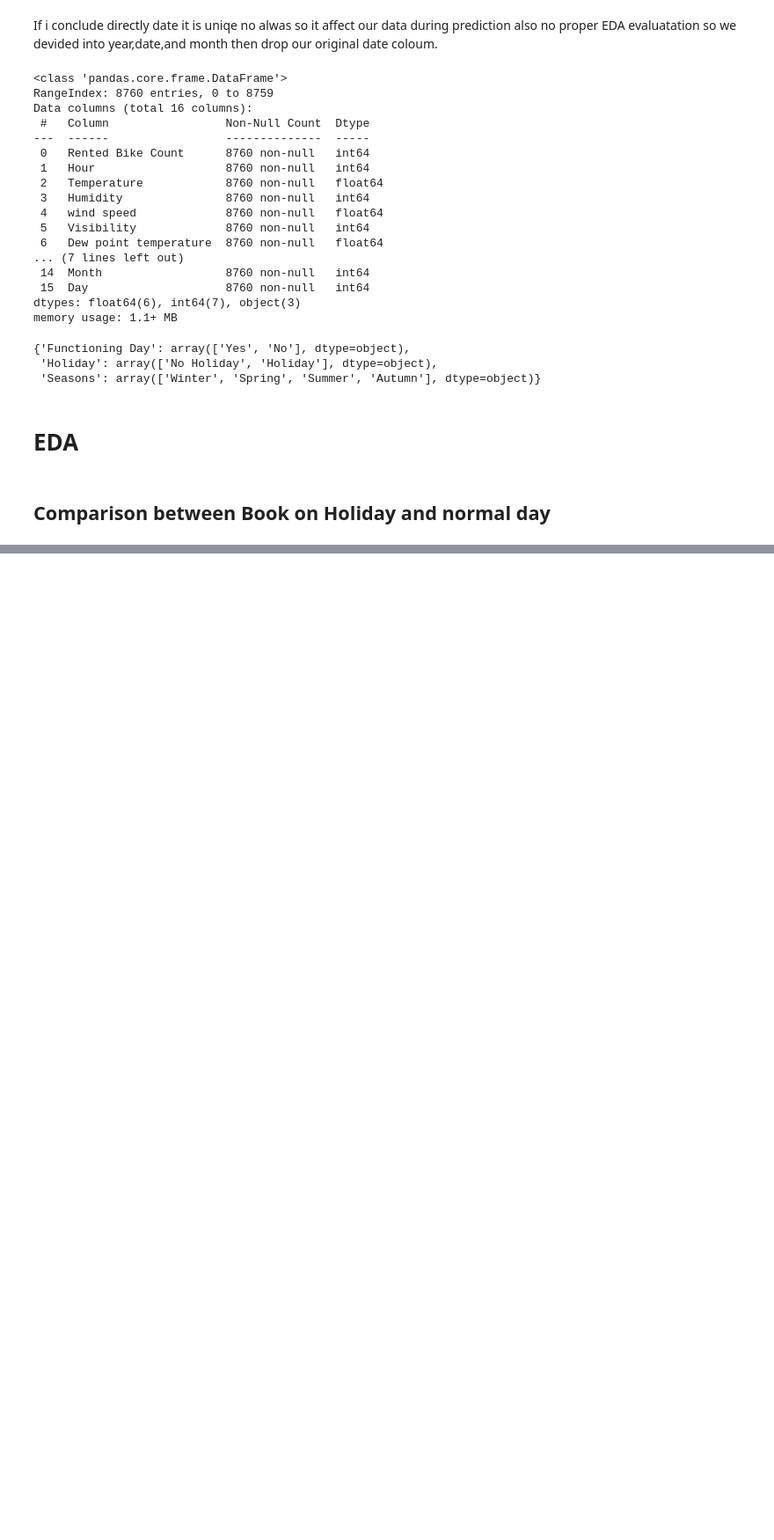
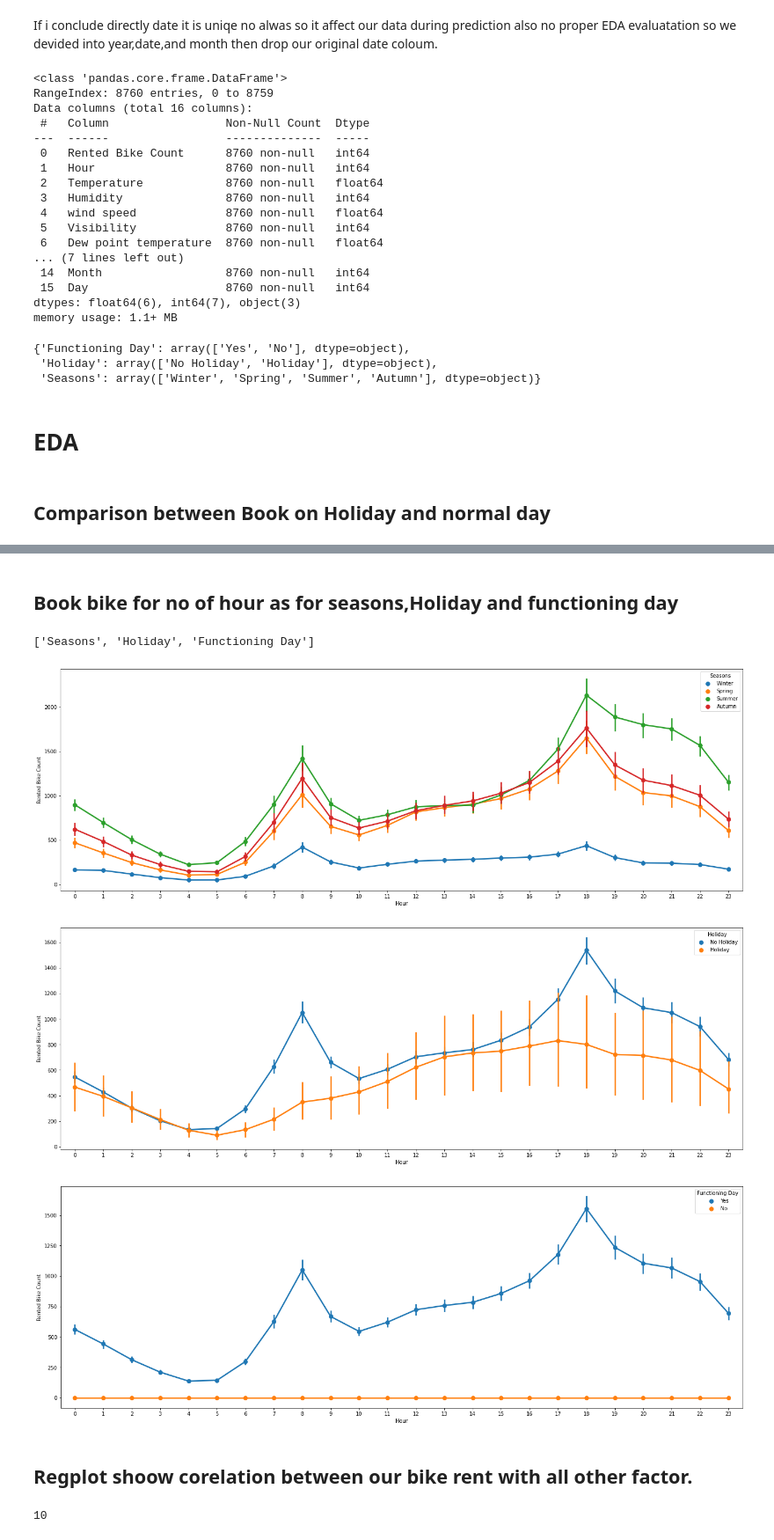
Before and after one commit to satyam-jyoti-sankar/Bike-Sharing-Demand-Prediction-, a Jupyter notebook: Bike_Sharing_Demand_Prediction_Capstone_Project.ipynb, the cells around one changed output, grey strips where cells are left out. Shown: that part at 88% size. Drawn from its saved outputs; the diff is of its cells as text; code cells hidden in the pictures; blank space fills up the shorter version.

```diff
--- a/Bike_Sharing_Demand_Prediction_Capstone_Project.ipynb
+++ b/Bike_Sharing_Demand_Prediction_Capstone_Project.ipynb
@@ -254,0 +283,27 @@ y
+# %% [markdown]
+## Book bike for no of hour as for seasons,Holiday and functioning day
+# %%
+x=[]
+for i in list(df.columns):
+  if i not in df[df.describe().columns]:
+    x.append(i)
+x
+# %% [output]
+['Seasons', 'Holiday', 'Functioning Day']
+# %%
+#x=[ 'Holiday','Seasons','Functioning Day']
+for i in x:
+
+    plt.figure(figsize=(24,8))
+    sns.pointplot(data=df, x="Hour", y="Rented Bike Count", hue=i)
+# %% [output]
+[figure, added]
+[figure, added]
+[figure, added]
+# %% [markdown]
+## Regplot shoow  corelation between our bike rent with all other factor.
+# %%
+x=list(df1.columns)
+len(x)
+# %% [output]
+10
```
Also changed, not shown: parts of 24 cells of this notebook.
